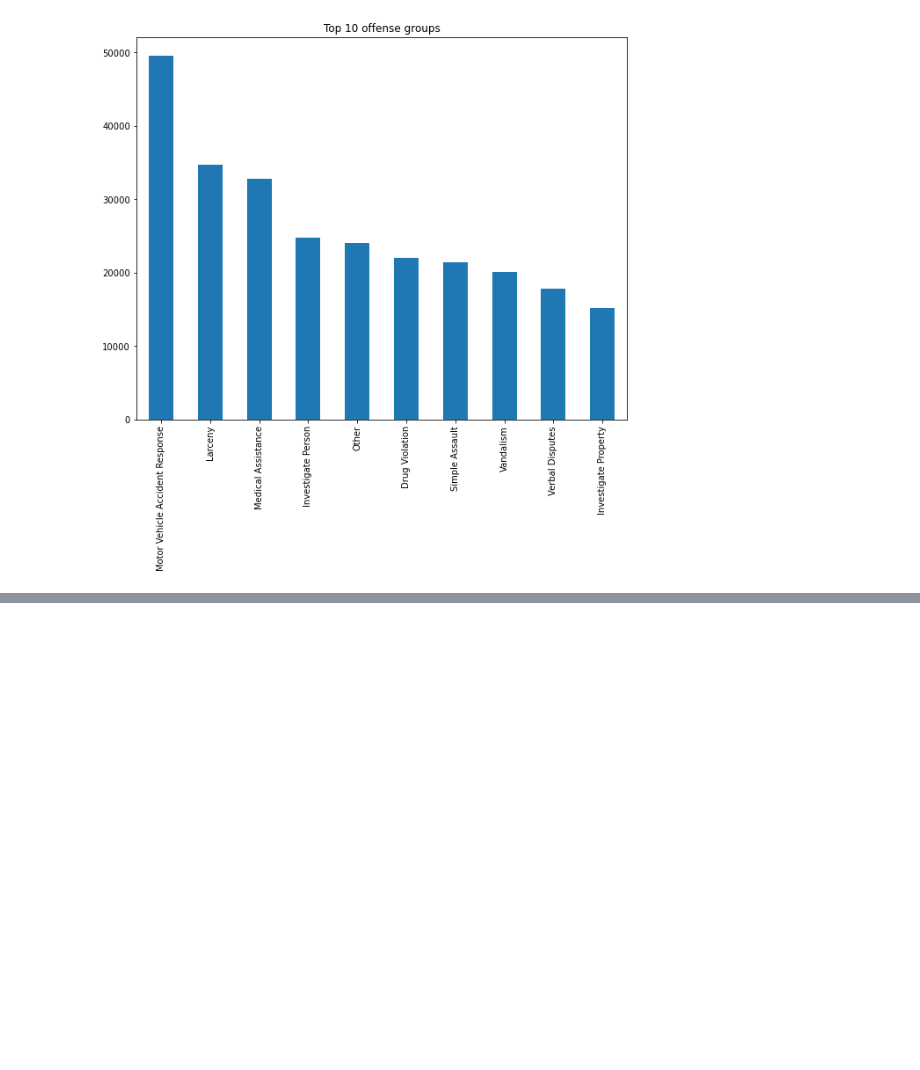
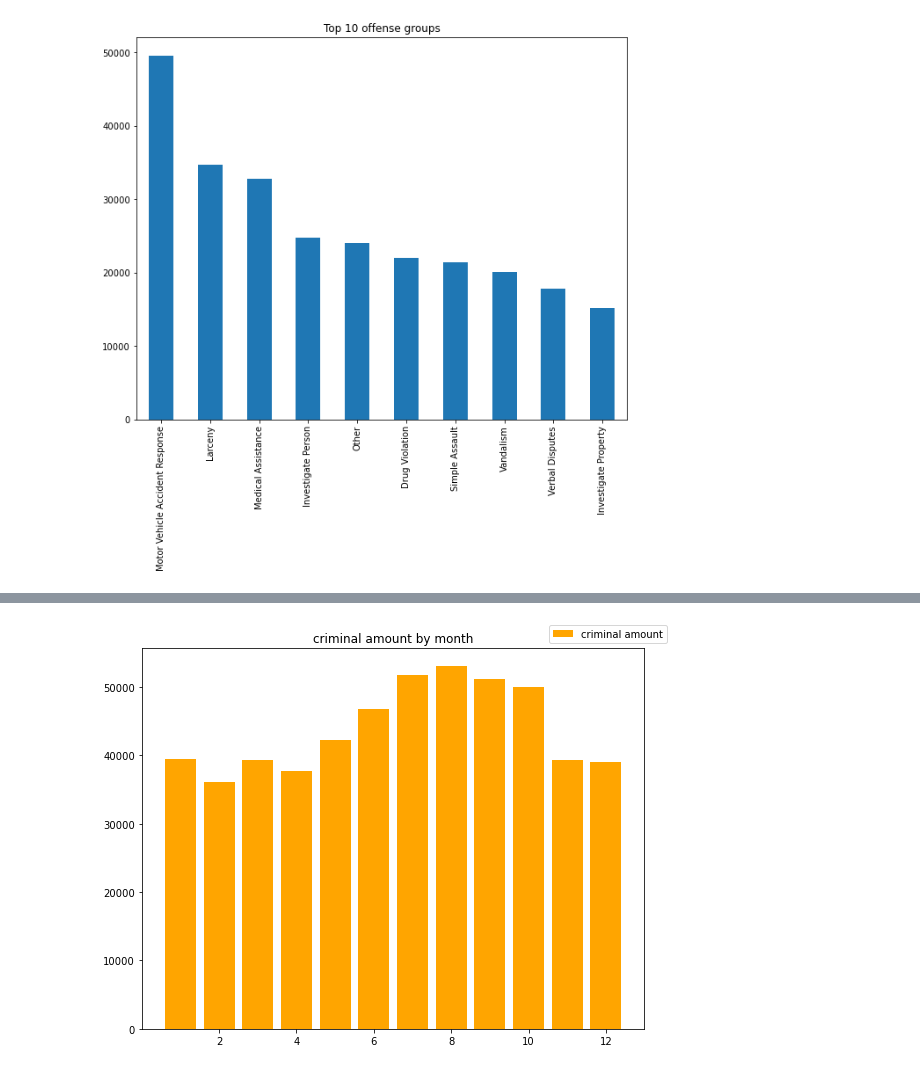
Before and after one commit to FlyingNightBird/2022Spring_Finals, a Jupyter notebook: 2022Fall_project.ipynb, the cells around one changed output, grey strips where cells are left out. Cells and saved outputs as stored; diff of their text form; code cells hidden in the pictures; blank space fills up the shorter version.

```diff
--- a/2022Fall_project.ipynb
+++ b/2022Fall_project.ipynb
@@ -87,0 +115,11 @@ Text(0.5, 1.0, 'Top 10 offense groups')
+# %%
+grouped_month = df.groupby(['MONTH']).agg({'OFFENSE_CODE':'count'}).reset_index()
+# %%
+plt.figure(figsize=(9,7))
+plt.bar(grouped_month['MONTH'],grouped_month['OFFENSE_CODE'],color="orange",label="criminal amount")
+plt.title('criminal amount by month')
+
+plt.legend(loc="lower left",bbox_to_anchor=(0.8,1.0))
+plt.show()
+# %% [output]
+[figure, added]
```
Also changed, not shown: parts of 11 cells of this notebook, 1 other file.
